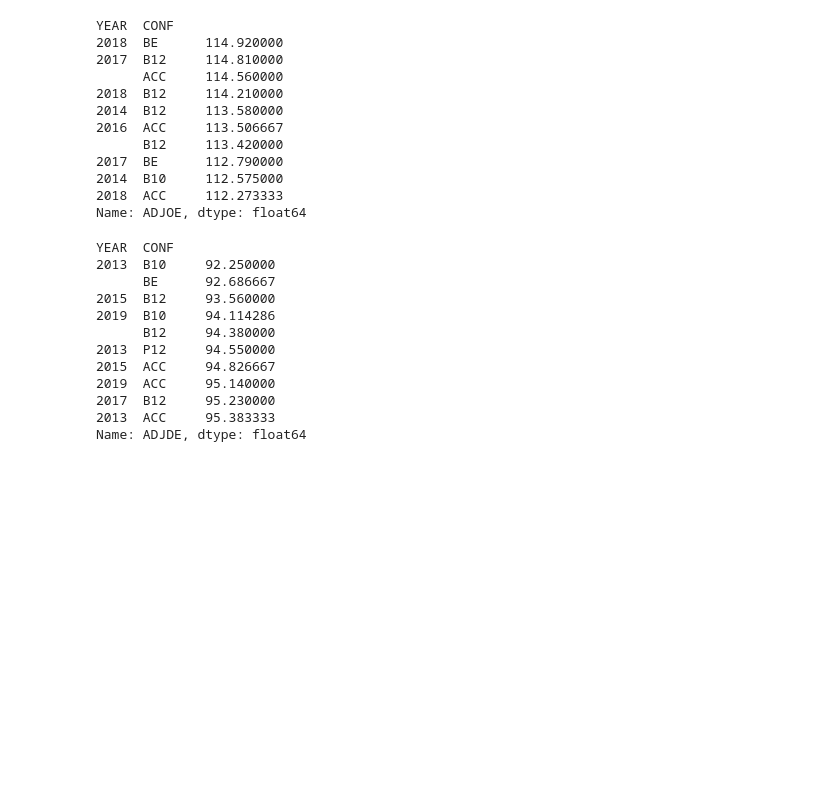
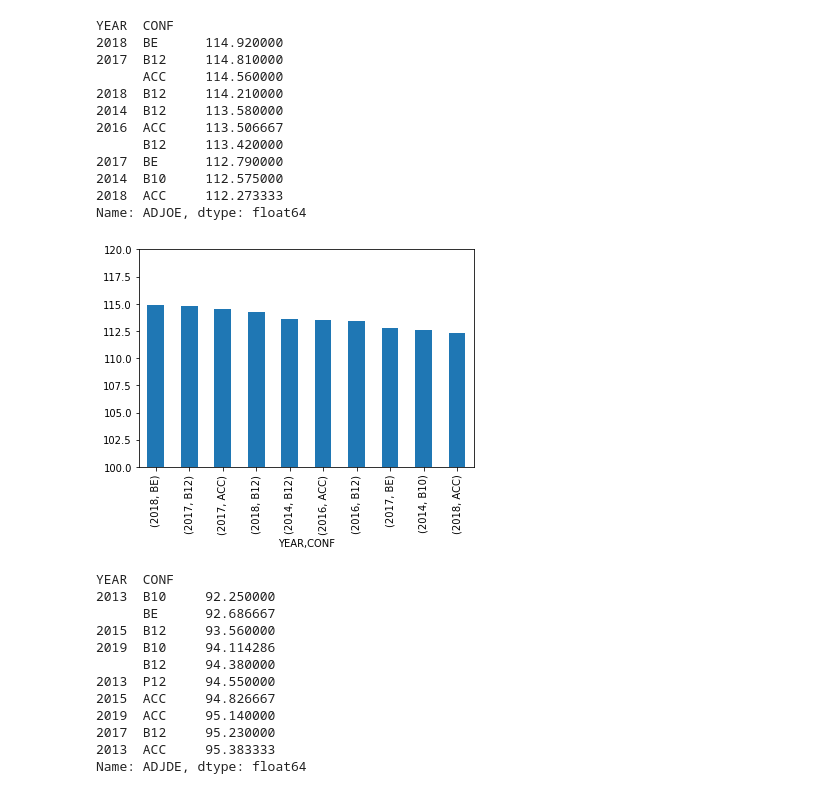
Before and after one commit to DBeick/college-basketball, a Jupyter notebook: main.ipynb, the cells around one changed output. Saved outputs shown, nothing was run; the diff lists cells and outputs as text; code cells hidden in the pictures; blank space fills up the shorter version.

```diff
--- a/main.ipynb
+++ b/main.ipynb
@@ -46,7 +40,8 @@ for year in years:
 # %% [markdown]
 #### 2. Top single season performances
 # %%
-df_yby['ADJOE'].nlargest(10)
+top_off_single = df_yby['ADJOE'].nlargest(10)
+top_off_single
 # %% [output]
 YEAR  CONF
 2018  BE      114.920000
@@ -60,4 +55,9 @@ YEAR  CONF
 2014  B10     112.575000
 2018  ACC     112.273333
 Name: ADJOE, dtype: float64
+# %%
+top_off_single.plot.bar(ylim=(100,120))
+plt.show()
+# %% [output]
+[figure, added]
 # %%
```
Also changed, not shown: parts of 35 cells of this notebook, 1 other file.
